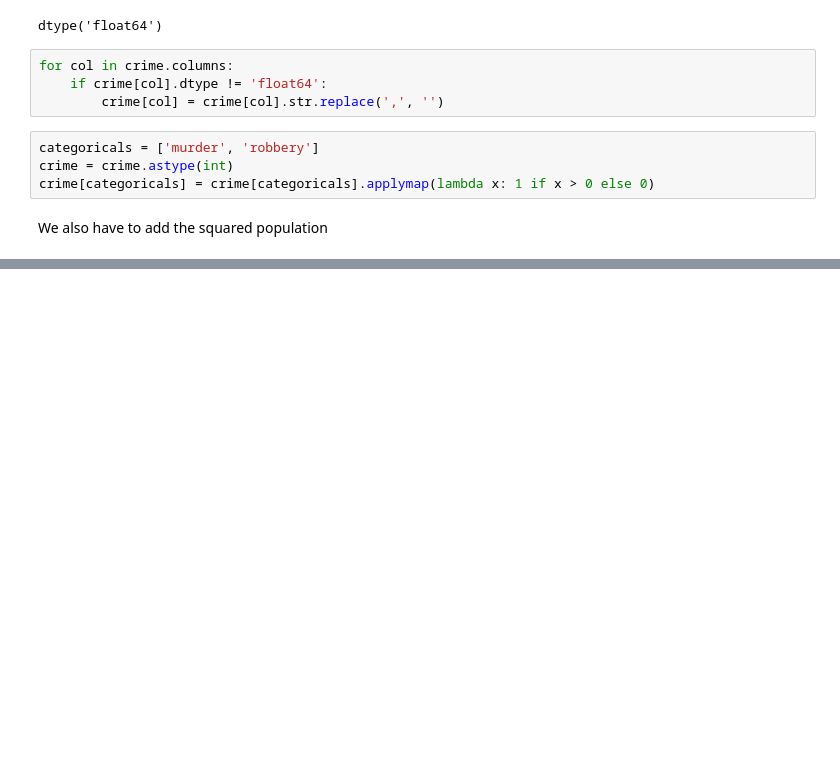
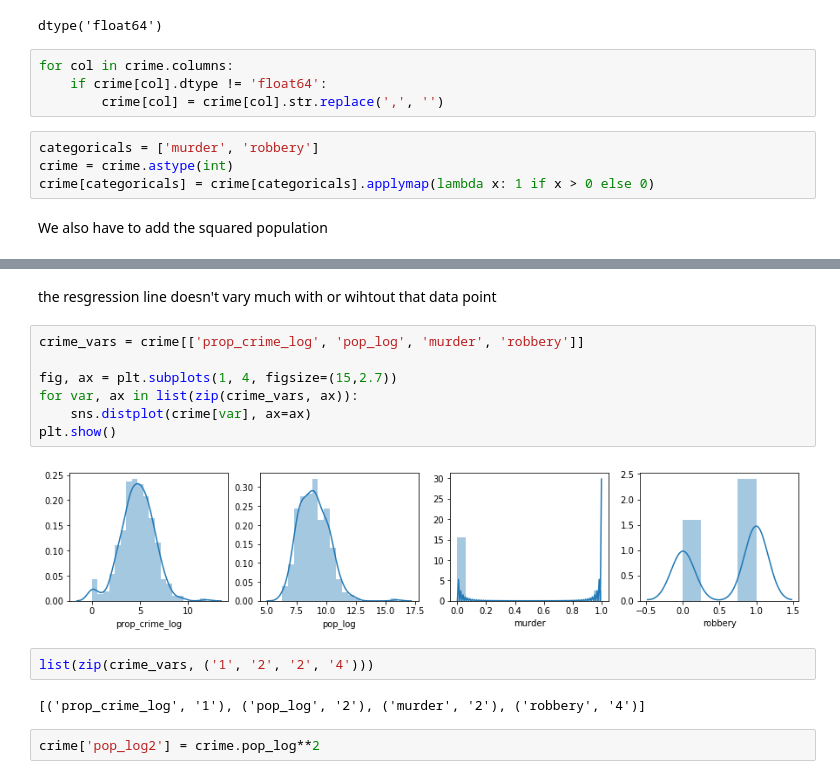
Before and after one commit to gbetegon/thinkful_exercises, a Jupyter notebook: 3_bootcamp/U2L4/Linear Regression.ipynb, the cells around one changed output, grey strips where cells are left out. Cells and saved outputs as stored; diff of their text form; blank space fills up the shorter version.

```diff
--- a/3_bootcamp/U2L4/Linear Regression.ipynb
+++ b/3_bootcamp/U2L4/Linear Regression.ipynb
@@ -120,0 +160,17 @@ crime
+# %% [markdown]
+the resgression line doesn't vary much with or wihtout that data point
+# %%
+crime_vars = crime[['prop_crime_log', 'pop_log', 'murder', 'robbery']]
+
+fig, ax = plt.subplots(1, 4, figsize=(15,2.7))
+for var, ax in list(zip(crime_vars, ax)):
+    sns.distplot(crime[var], ax=ax)
+plt.show()
+# %% [output]
+[figure, added]
+# %%
+list(zip(crime_vars, ('1', '2', '2', '4')))
+# %% [output]
+[('prop_crime_log', '1'), ('pop_log', '2'), ('murder', '2'), ('robbery', '4')]
+# %%
+crime['pop_log2'] = crime.pop_log**2
```
Also changed, not shown: parts of 33 cells of this notebook.
